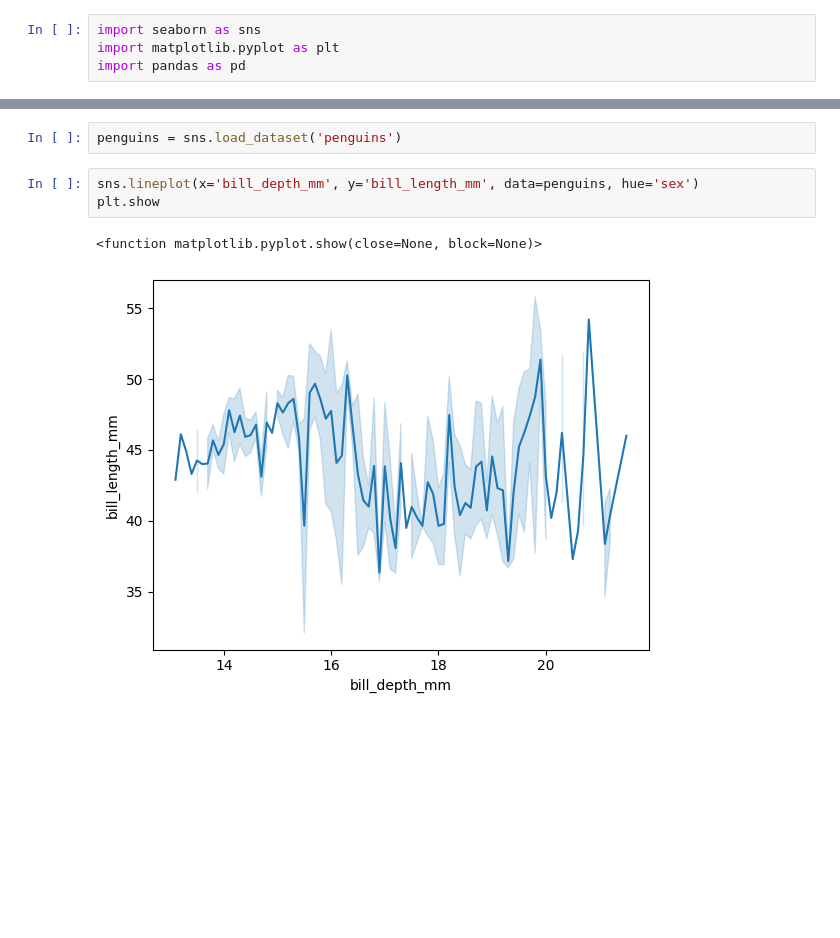
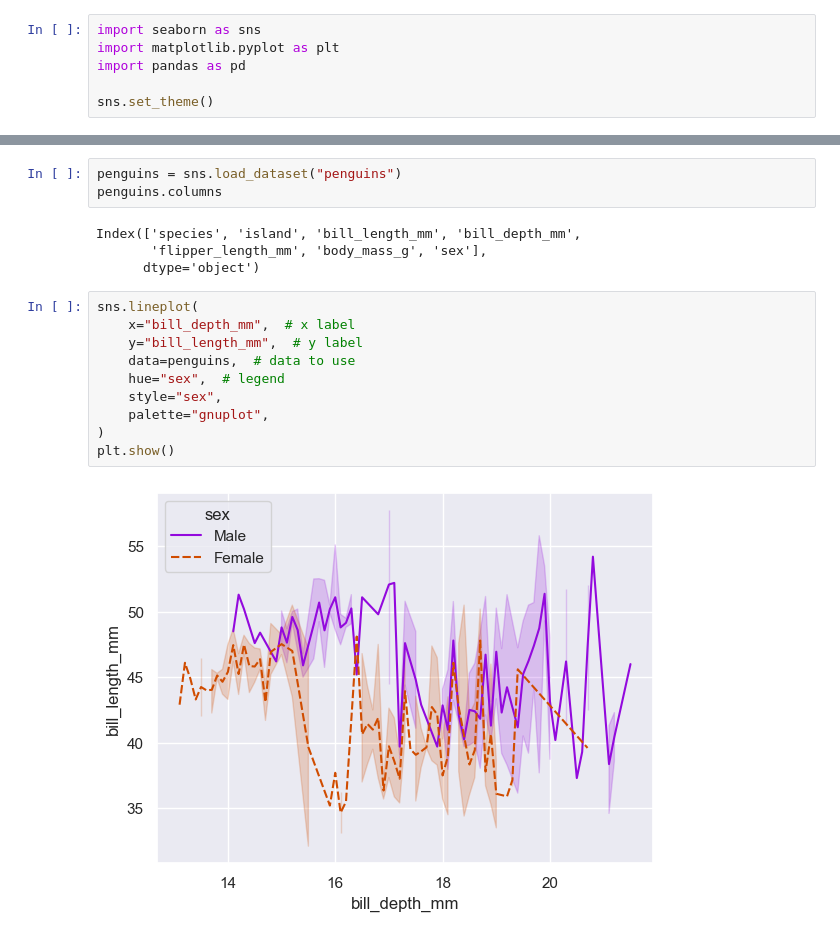
Before and after one commit to harsh-reactdev/SL-python, a Jupyter notebook: seaborn/fundamentals.ipynb, the cells around one changed output, grey strips where cells are left out. Cells and saved outputs as stored; diff of their text form; blank space fills up the shorter version.

```diff
--- a/seaborn/fundamentals.ipynb
+++ b/seaborn/fundamentals.ipynb
@@ -2,6 +2,8 @@
 import seaborn as sns
 import matplotlib.pyplot as plt
 import pandas as pd
+
+sns.set_theme()
 # %%
 data = [1, 2, 3, 4, 5, 6]
 data2 = [2, 1, 4, 3, 6, 5]
@@ -24,8 +26,19 @@ sns.lineplot(x='data', y='data2', data=df)
 # %%
-penguins = sns.load_dataset('penguins')
+penguins = sns.load_dataset("penguins")
+penguins.columns
+# %% [output]
+Index(['species', 'island', 'bill_length_mm', 'bill_depth_mm',
+       'flipper_length_mm', 'body_mass_g', 'sex'],
+      dtype='object')
 # %%
-sns.lineplot(x='bill_depth_mm', y='bill_length_mm', data=penguins, hue='sex')
-plt.show
+sns.lineplot(
+    x="bill_depth_mm",  # x label
+    y="bill_length_mm",  # y label
+    data=penguins,  # data to use
+    hue="sex",  # legend
+    style="sex",
+    palette="gnuplot",
+)
+plt.show()
 # %% [output]
-<function matplotlib.pyplot.show(close=None, block=None)>
-[figure, old version]
+[figure, new version]
```
Also changed, not shown: parts of 7 cells of this notebook, 1 other file.
